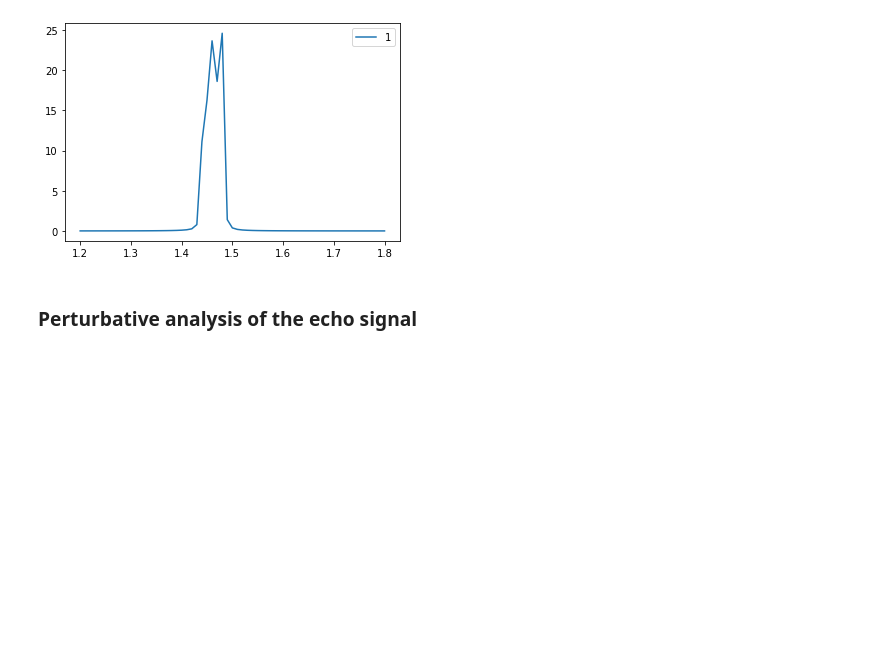
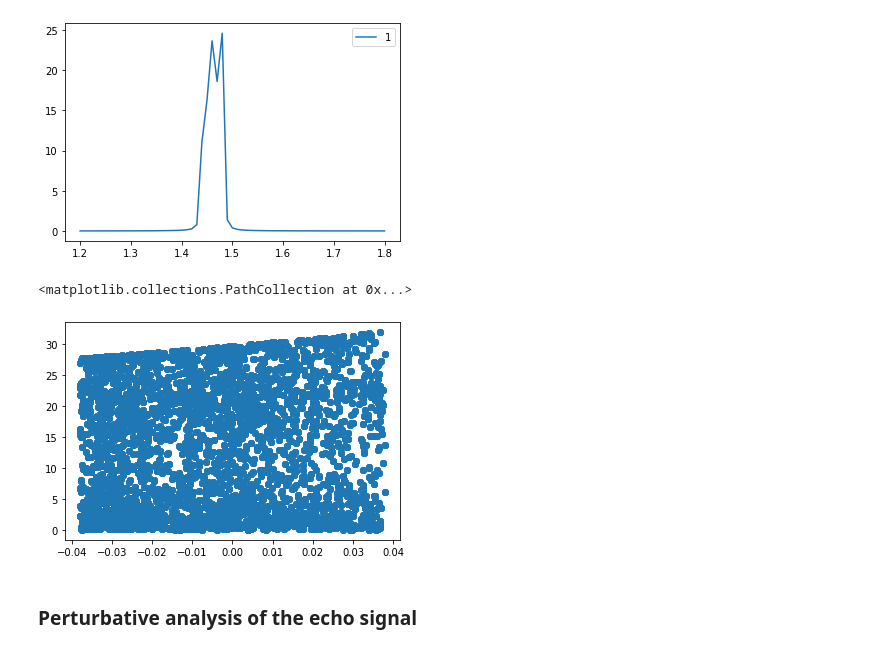
Before and after one commit to marcodalessandro76/Echo_mechanisms_decay_time_optical_orientation, a Jupyter notebook: TLS_FWM.ipynb, the cells around one changed output. Saved outputs shown, nothing was run; the diff lists cells and outputs as text; code cells hidden in the pictures; blank space fills up the shorter version.

```diff
--- a/TLS_FWM.ipynb
+++ b/TLS_FWM.ipynb
@@ -897,6 +897,11 @@ dos.append(de_cv,minVal=1.2,maxVal=1.8,eta=1e-3)
 dos.plot(plt)
 # %% [output]
 [figure]
+# %%
+plt.scatter(delta,mu)
+# %% [output]
+<matplotlib.collections.PathCollection at 0x...>
+[figure, added]
 # %% [markdown]
 ### Perturbative analysis of the echo signal
 # %% [markdown]
```
Also changed, not shown: parts of 3 cells of this notebook, 1 other file.
